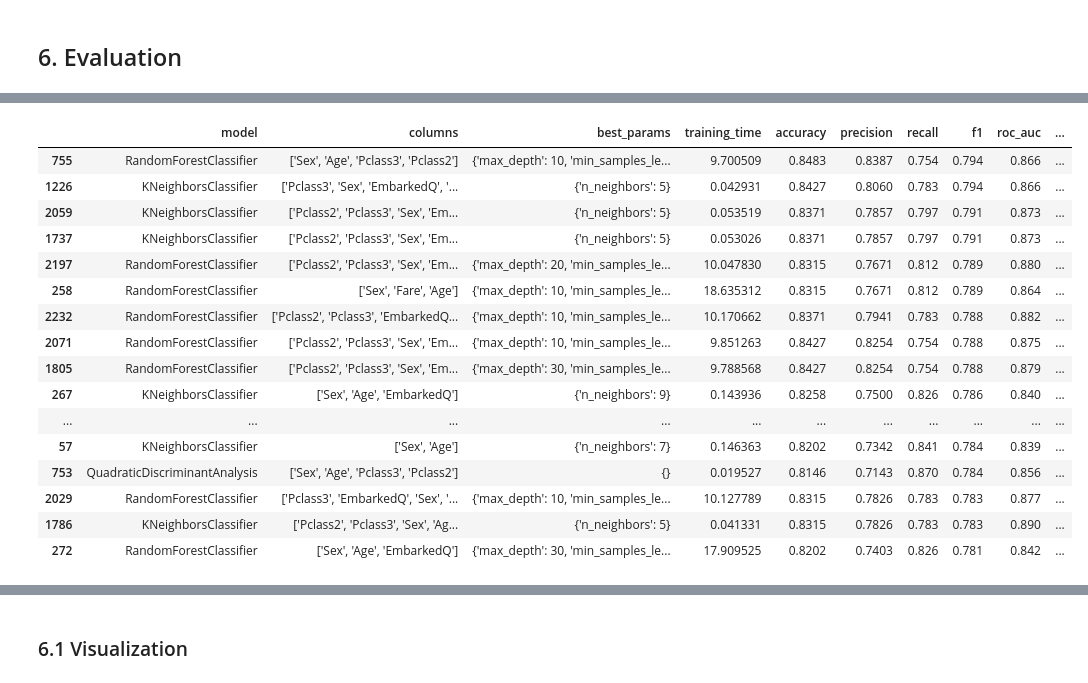
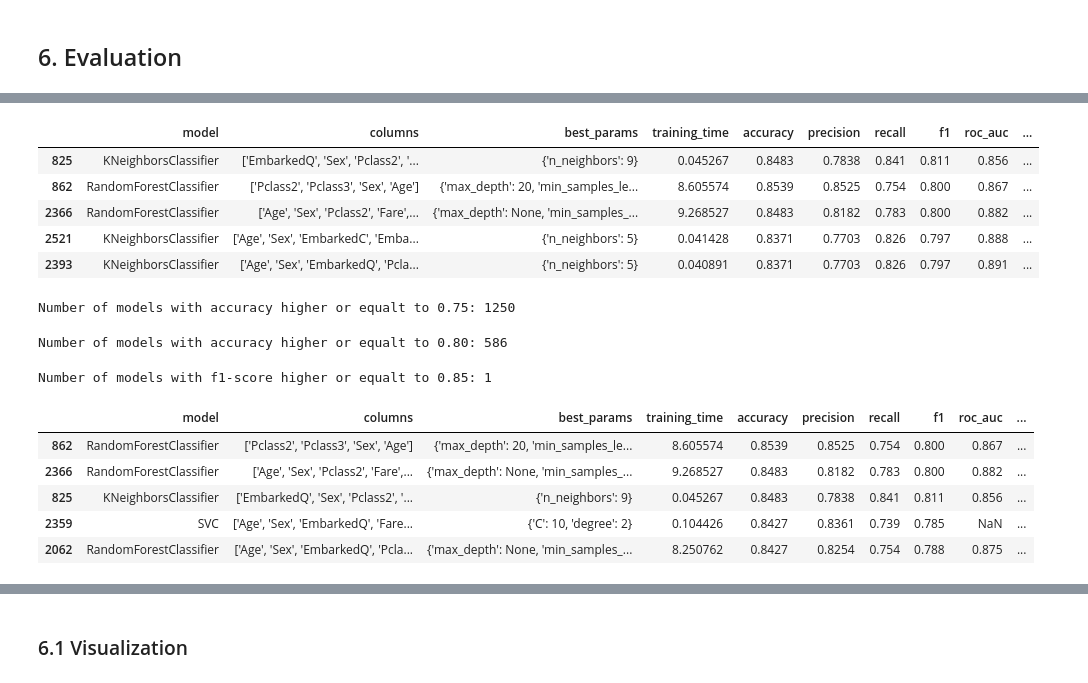
Before and after one commit to mchojna/titanic-competition, a Jupyter notebook: titanic_modeling.ipynb, the cells around one changed output, grey strips where cells are left out. Cells and saved outputs as stored; diff of their text form; code cells hidden in the pictures.

```diff
--- a/titanic_modeling.ipynb
+++ b/titanic_modeling.ipynb
@@ -360,22 +513,34 @@ Number of models with f1-score higher or equalt to 0.78: 27
 # %%
 results[
     (results['f1'] > 0.78)
-].sort_values(by=['f1'], ascending=False).head(25)
+].sort_values(by=['f1'], ascending=False).head(5)
 # %% [output]
 |  | model | columns | best_params | training_time | accuracy | precision | recall | f1 | roc_auc | ... |
-| 755 | RandomForestClassifier | ['Sex', 'Age', 'Pclass3', 'Pclass2'] | {'max_depth': 10, 'min_samples_le... | 9.700509 | 0.8483 | 0.8387 | 0.754 | 0.794 | 0.866 | ... |
-| 1226 | KNeighborsClassifier | ['Pclass3', 'Sex', 'EmbarkedQ', '... | {'n_neighbors': 5} | 0.042931 | 0.8427 | 0.8060 | 0.783 | 0.794 | 0.866 | ... |
-| 2059 | KNeighborsClassifier | ['Pclass2', 'Pclass3', 'Sex', 'Em... | {'n_neighbors': 5} | 0.053519 | 0.8371 | 0.7857 | 0.797 | 0.791 | 0.873 | ... |
-| 1737 | KNeighborsClassifier | ['Pclass2', 'Pclass3', 'Sex', 'Em... | {'n_neighbors': 5} | 0.053026 | 0.8371 | 0.7857 | 0.797 | 0.791 | 0.873 | ... |
-| 2197 | RandomForestClassifier | ['Pclass2', 'Pclass3', 'Sex', 'Em... | {'max_depth': 20, 'min_samples_le... | 10.047830 | 0.8315 | 0.7671 | 0.812 | 0.789 | 0.880 | ... |
-| 258 | RandomForestClassifier | ['Sex', 'Fare', 'Age'] | {'max_depth': 10, 'min_samples_le... | 18.635312 | 0.8315 | 0.7671 | 0.812 | 0.789 | 0.864 | ... |
-| 2232 | RandomForestClassifier | ['Pclass2', 'Pclass3', 'EmbarkedQ... | {'max_depth': 10, 'min_samples_le... | 10.170662 | 0.8371 | 0.7941 | 0.783 | 0.788 | 0.882 | ... |
-| 2071 | RandomForestClassifier | ['Pclass2', 'Pclass3', 'Sex', 'Em... | {'max_depth': 10, 'min_samples_le... | 9.851263 | 0.8427 | 0.8254 | 0.754 | 0.788 | 0.875 | ... |
-| 1805 | RandomForestClassifier | ['Pclass2', 'Pclass3', 'Sex', 'Em... | {'max_depth': 30, 'min_samples_le... | 9.788568 | 0.8427 | 0.8254 | 0.754 | 0.788 | 0.879 | ... |
-| 267 | KNeighborsClassifier | ['Sex', 'Age', 'EmbarkedQ'] | {'n_neighbors': 9} | 0.143936 | 0.8258 | 0.7500 | 0.826 | 0.786 | 0.840 | ... |
-| ... | ... | ... | ... | ... | ... | ... | ... | ... | ... | ... |
-| 57 | KNeighborsClassifier | ['Sex', 'Age'] | {'n_neighbors': 7} | 0.146363 | 0.8202 | 0.7342 | 0.841 | 0.784 | 0.839 | ... |
-| 753 | QuadraticDiscriminantAnalysis | ['Sex', 'Age', 'Pclass3', 'Pclass2'] | {} | 0.019527 | 0.8146 | 0.7143 | 0.870 | 0.784 | 0.856 | ... |
-| 2029 | RandomForestClassifier | ['Pclass3', 'EmbarkedQ', 'Sex', '... | {'max_depth': 10, 'min_samples_le... | 10.127789 | 0.8315 | 0.7826 | 0.783 | 0.783 | 0.877 | ... |
-| 1786 | KNeighborsClassifier | ['Pclass2', 'Pclass3', 'Sex', 'Ag... | {'n_neighbors': 5} | 0.041331 | 0.8315 | 0.7826 | 0.783 | 0.783 | 0.890 | ... |
-| 272 | RandomForestClassifier | ['Sex', 'Age', 'EmbarkedQ'] | {'max_depth': 30, 'min_samples_le... | 17.909525 | 0.8202 | 0.7403 | 0.826 | 0.781 | 0.842 | ... |
+| 825 | KNeighborsClassifier | ['EmbarkedQ', 'Sex', 'Pclass2', '... | {'n_neighbors': 9} | 0.045267 | 0.8483 | 0.7838 | 0.841 | 0.811 | 0.856 | ... |
+| 862 | RandomForestClassifier | ['Pclass2', 'Pclass3', 'Sex', 'Age'] | {'max_depth': 20, 'min_samples_le... | 8.605574 | 0.8539 | 0.8525 | 0.754 | 0.800 | 0.867 | ... |
+| 2366 | RandomForestClassifier | ['Age', 'Sex', 'Pclass2', 'Fare',... | {'max_depth': None, 'min_samples_... | 9.268527 | 0.8483 | 0.8182 | 0.783 | 0.800 | 0.882 | ... |
+| 2521 | KNeighborsClassifier | ['Age', 'Sex', 'EmbarkedC', 'Emba... | {'n_neighbors': 5} | 0.041428 | 0.8371 | 0.7703 | 0.826 | 0.797 | 0.888 | ... |
+| 2393 | KNeighborsClassifier | ['Age', 'Sex', 'EmbarkedQ', 'Pcla... | {'n_neighbors': 5} | 0.040891 | 0.8371 | 0.7703 | 0.826 | 0.797 | 0.891 | ... |
+# %%
+print(f"Number of models with accuracy higher or equalt to 0.75: {len(results[(results['accuracy'] >= 0.75)])}")
+# %% [output]
+Number of models with accuracy higher or equalt to 0.75: 1250
+# %%
+print(f"Number of models with accuracy higher or equalt to 0.80: {len(results[(results['accuracy'] >= 0.80)])}")
+# %% [output]
+Number of models with accuracy higher or equalt to 0.80: 586
+# %%
+print(f"Number of models with f1-score higher or equalt to 0.85: {len(results[(results['accuracy'] >= 0.85)])}")
+# %% [output]
+Number of models with f1-score higher or equalt to 0.85: 1
+# %%
+results[
+    (results['accuracy'] > 0.80)
+].sort_values(by=['accuracy'], ascending=False).head(5)
+# %% [output]
+|  | model | columns | best_params | training_time | accuracy | precision | recall | f1 | roc_auc | ... |
+| 862 | RandomForestClassifier | ['Pclass2', 'Pclass3', 'Sex', 'Age'] | {'max_depth': 20, 'min_samples_le... | 8.605574 | 0.8539 | 0.8525 | 0.754 | 0.800 | 0.867 | ... |
+| 2366 | RandomForestClassifier | ['Age', 'Sex', 'Pclass2', 'Fare',... | {'max_depth': None, 'min_samples_... | 9.268527 | 0.8483 | 0.8182 | 0.783 | 0.800 | 0.882 | ... |
+| 825 | KNeighborsClassifier | ['EmbarkedQ', 'Sex', 'Pclass2', '... | {'n_neighbors': 9} | 0.045267 | 0.8483 | 0.7838 | 0.841 | 0.811 | 0.856 | ... |
+| 2359 | SVC | ['Age', 'Sex', 'EmbarkedQ', 'Fare... | {'C': 10, 'degree': 2} | 0.104426 | 0.8427 | 0.8361 | 0.739 | 0.785 | NaN | ... |
+| 2062 | RandomForestClassifier | ['Age', 'Sex', 'EmbarkedQ', 'Pcla... | {'max_depth': None, 'min_samples_... | 8.250762 | 0.8427 | 0.8254 | 0.754 | 0.788 | 0.875 | ... |
```
Also changed, not shown: parts of 30 cells of this notebook, 5 other files.
